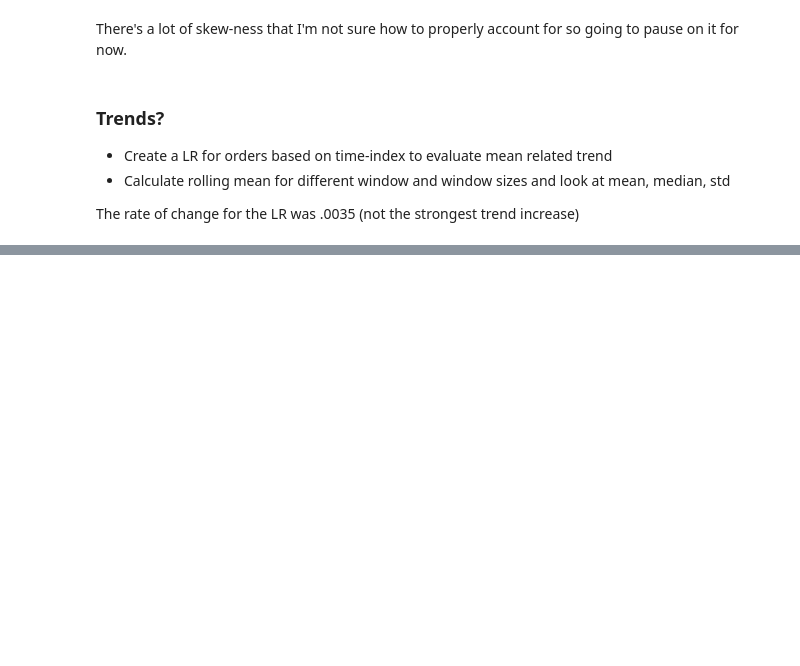
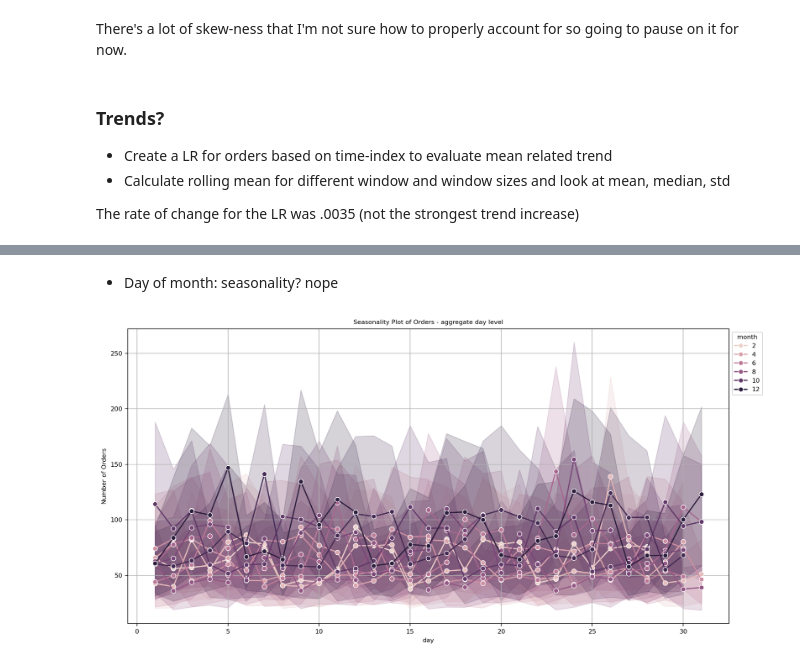
Before and after one commit to claricemottet/IDD_glovo_time_series, a Jupyter notebook: EDA_glovo_orders.ipynb, the cells around one changed output, grey strips where cells are left out. Drawn from its saved outputs; the diff is of its cells as text; code cells hidden in the pictures; blank space fills up the shorter version.

```diff
--- a/EDA_glovo_orders.ipynb
+++ b/EDA_glovo_orders.ipynb
@@ -816,0 +464,24 @@ plt.show()
+# %% [markdown]
+- Day of month: seasonality? nope
+# %%
+#line plot - day of month by month
+
+df_period = df_orders.copy()
+df_period['orders'] = df_period.groupby(by = ['date'])['orders'].transform('sum')
+df_period.sort_values(by = ['date'], inplace = True)
+df_period.drop_duplicates(subset = ['date'], inplace = True)
+
+# Create a seasonal plot
+plt.figure(figsize=(12, 6))
+sns.lineplot(data=df_orders, x='day', y='orders',hue = 'month', marker='o')
+
+plt.title('Seasonality Plot of Orders - aggregate day level')
+plt.xlabel('day')
+plt.ylabel('Number of Orders')
+plt.grid(True)
+# plt.xticks(range())  # Set x-axis ticks to show every hour
+plt.legend(title='month', loc='upper left', bbox_to_anchor=(1, 1))  # Move legend outside the plot
+plt.tight_layout()
+plt.show()
+# %% [output]
+[figure, added]
```
Also changed, not shown: parts of 47 cells of this notebook.
